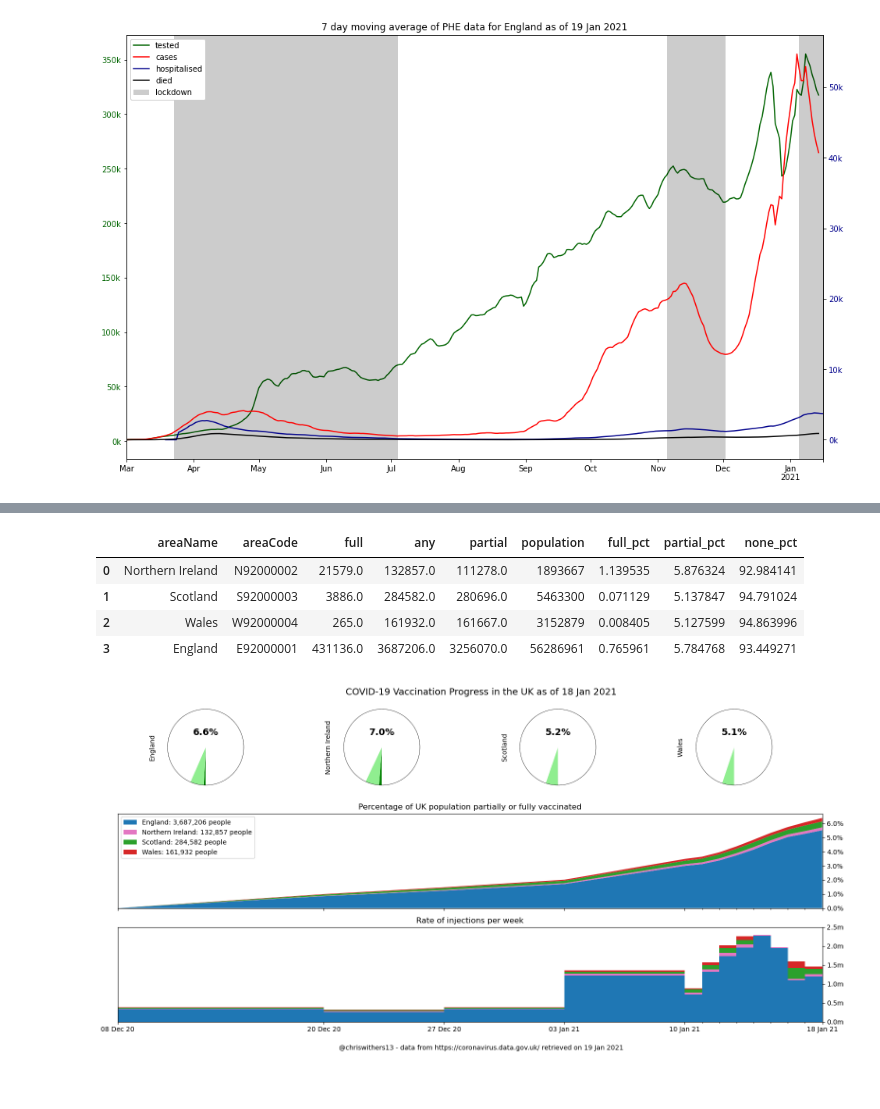
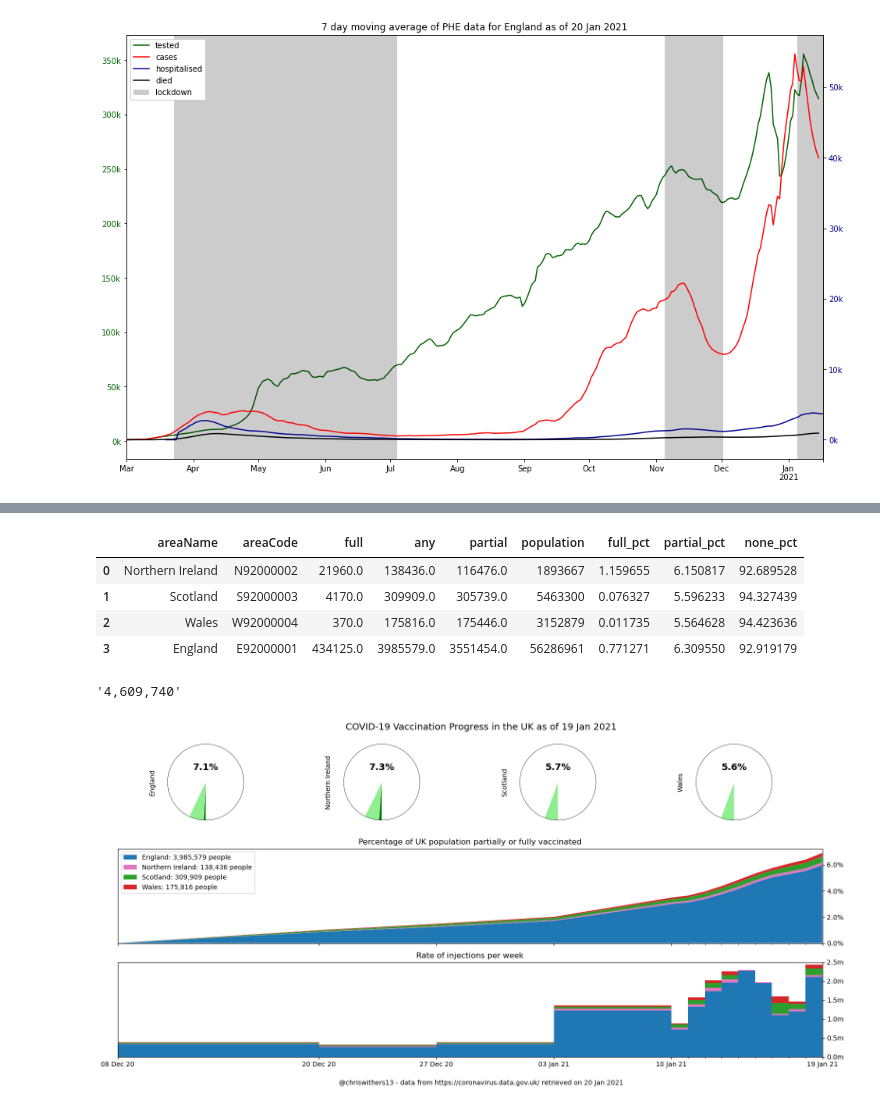
Before and after one commit to cjw296/coronavirus, a Jupyter notebook: phe.ipynb, the cells around one changed output, grey strips where cells are left out. Drawn from its saved outputs; the diff is of its cells as text; code cells hidden in the pictures.

Commit message:
latest vaccination data

```diff
--- a/phe.ipynb
+++ b/phe.ipynb
@@ -50,12 +50,15 @@ PosixPath('/Users/chris/coronavirus/data/vaccination_cum_2021-01-19.csv')
-# %%
-vaccination_dashboard()
-# %% [output]
-|  | areaName | areaCode | full | any | partial | population | full_pct | partial_pct | none_pct |
-| 0 | Northern Ireland | N92000002 | 21579.0 | 132857.0 | 111278.0 | 1893667 | 1.139535 | 5.876324 | 92.984141 |
-| 1 | Scotland | S92000003 | 3886.0 | 284582.0 | 280696.0 | 5463300 | 0.071129 | 5.137847 | 94.791024 |
-| 2 | Wales | W92000004 | 265.0 | 161932.0 | 161667.0 | 3152879 | 0.008405 | 5.127599 | 94.863996 |
-| 3 | England | E92000001 | 431136.0 | 3687206.0 | 3256070.0 | 56286961 | 0.765961 | 5.784768 | 93.449271 |
-[figure, removed]
+# %%
+results = vaccination_dashboard()
+display(results)
+f"{results['any'].sum():,.0f}"
+# %% [output]
+|  | areaName | areaCode | full | any | partial | population | full_pct | partial_pct | none_pct |
+| 0 | Northern Ireland | N92000002 | 21960.0 | 138436.0 | 116476.0 | 1893667 | 1.159655 | 6.150817 | 92.689528 |
+| 1 | Scotland | S92000003 | 4170.0 | 309909.0 | 305739.0 | 5463300 | 0.076327 | 5.596233 | 94.327439 |
+| 2 | Wales | W92000004 | 370.0 | 175816.0 | 175446.0 | 3152879 | 0.011735 | 5.564628 | 94.423636 |
+| 3 | England | E92000001 | 434125.0 | 3985579.0 | 3551454.0 | 56286961 | 0.771271 | 6.309550 | 92.919179 |
+'4,609,740'
+[figure, added]
 # %%
 vaccination_corrections()
 # %%
```
Also changed, not shown: parts of 8 cells of this notebook, 1 other file.
